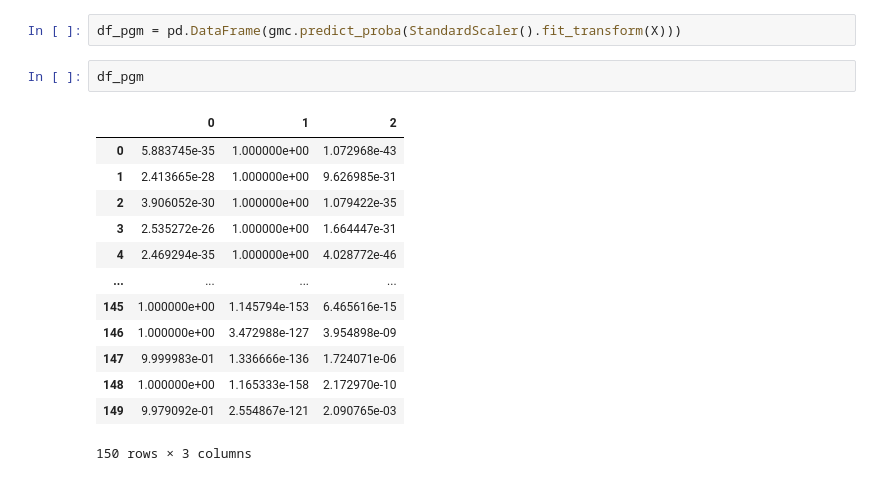
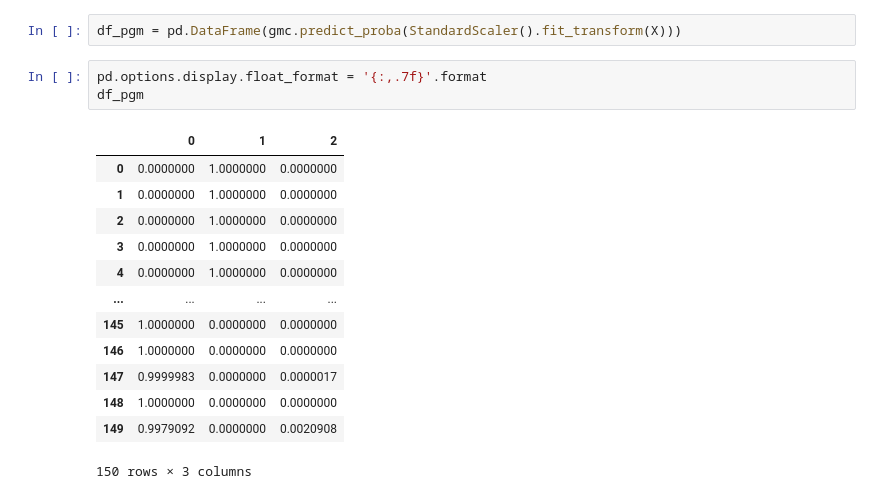
Before and after one commit to abakashi/dinamica_dex04_day05, a Jupyter notebook: Clustering_Marco.ipynb, the cells around one changed output. Cells and saved outputs as stored; diff of their text form.

```diff
--- a/Clustering_Marco.ipynb
+++ b/Clustering_Marco.ipynb
@@ -322,19 +322,20 @@ df['gm_cluster'].value_counts()
 Name: gm_cluster, dtype: int64
 # %%
 df_pgm = pd.DataFrame(gmc.predict_proba(StandardScaler().fit_transform(X)))
-# %%
-df_pgm
-# %% [output]
-|  | 0 | 1 | 2 |
-| 0 | 5.883745e-35 | 1.000000e+00 | 1.072968e-43 |
-| 1 | 2.413665e-28 | 1.000000e+00 | 9.626985e-31 |
-| 2 | 3.906052e-30 | 1.000000e+00 | 1.079422e-35 |
-| 3 | 2.535272e-26 | 1.000000e+00 | 1.664447e-31 |
-| 4 | 2.469294e-35 | 1.000000e+00 | 4.028772e-46 |
-| ... | ... | ... | ... |
-| 145 | 1.000000e+00 | 1.145794e-153 | 6.465616e-15 |
-| 146 | 1.000000e+00 | 3.472988e-127 | 3.954898e-09 |
-| 147 | 9.999983e-01 | 1.336666e-136 | 1.724071e-06 |
-| 148 | 1.000000e+00 | 1.165333e-158 | 2.172970e-10 |
-| 149 | 9.979092e-01 | 2.554867e-121 | 2.090765e-03 |
-150 rows × 3 columns
+# %%
+pd.options.display.float_format = '{:,.7f}'.format
+df_pgm
+# %% [output]
+|  | 0 | 1 | 2 |
+| 0 | 0.0000000 | 1.0000000 | 0.0000000 |
+| 1 | 0.0000000 | 1.0000000 | 0.0000000 |
+| 2 | 0.0000000 | 1.0000000 | 0.0000000 |
+| 3 | 0.0000000 | 1.0000000 | 0.0000000 |
+| 4 | 0.0000000 | 1.0000000 | 0.0000000 |
+| ... | ... | ... | ... |
+| 145 | 1.0000000 | 0.0000000 | 0.0000000 |
+| 146 | 1.0000000 | 0.0000000 | 0.0000000 |
+| 147 | 0.9999983 | 0.0000000 | 0.0000017 |
+| 148 | 1.0000000 | 0.0000000 | 0.0000000 |
+| 149 | 0.9979092 | 0.0000000 | 0.0020908 |
+150 rows × 3 columns
```
